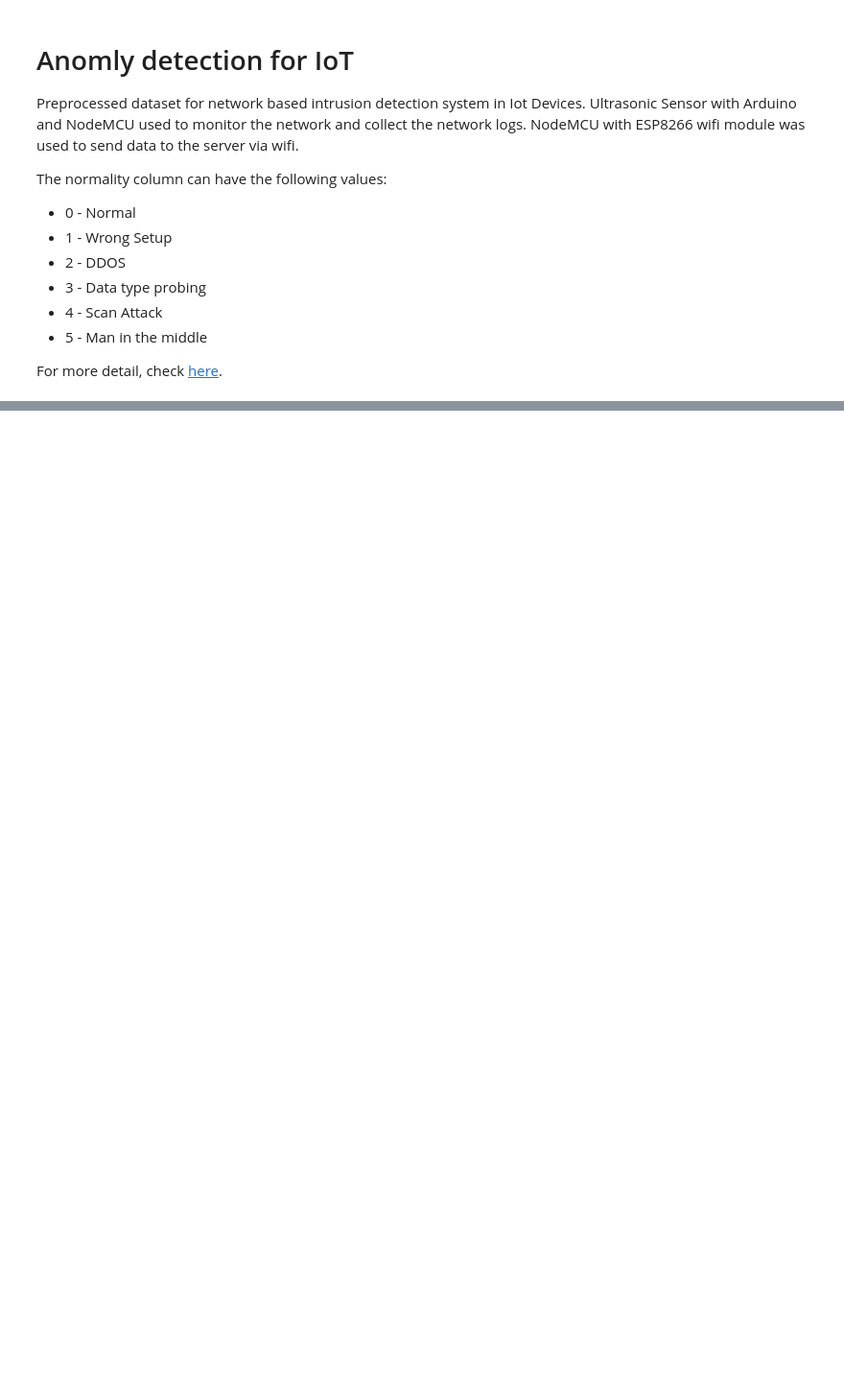
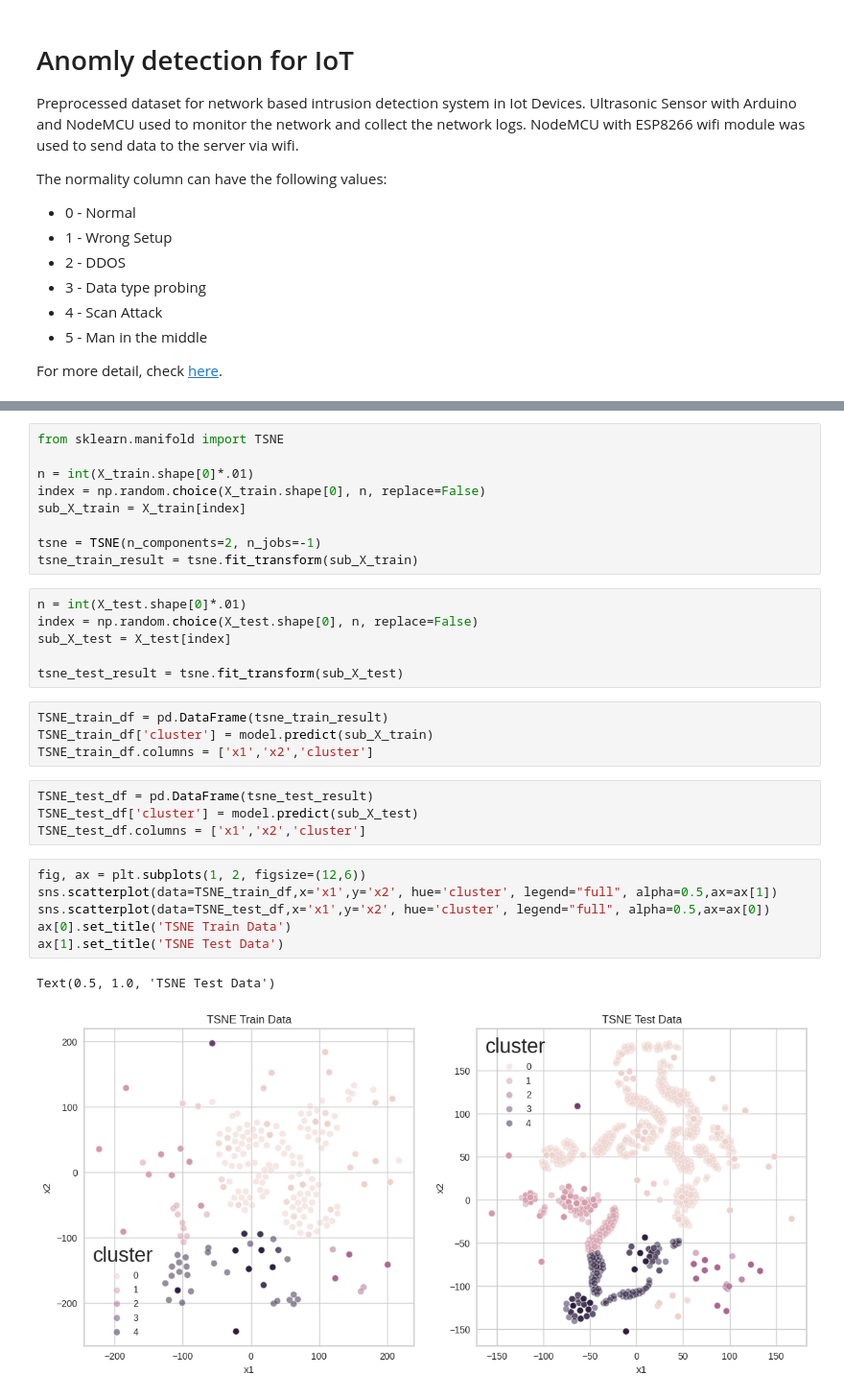
Before and after one commit to detiuaveiro/aas-anomaly-detection-iot-mariolpantunes, a Jupyter notebook: anomaly.ipynb, the cells around one changed output, grey strips where cells are left out. Shown at 96% size. Cells and saved outputs as stored; diff of their text form; blank space fills up the shorter version.

```diff
--- a/anomaly.ipynb
+++ b/anomaly.ipynb
@@ -53,0 +143,32 @@ shape: (9, 15)
+# %%
+from sklearn.manifold import TSNE
+
+n = int(X_train.shape[0]*.01)
+index = np.random.choice(X_train.shape[0], n, replace=False)
+sub_X_train = X_train[index]
+
+tsne = TSNE(n_components=2, n_jobs=-1)
+tsne_train_result = tsne.fit_transform(sub_X_train)
+# %%
+n = int(X_test.shape[0]*.01)
+index = np.random.choice(X_test.shape[0], n, replace=False)
+sub_X_test = X_test[index]
+
+tsne_test_result = tsne.fit_transform(sub_X_test)
+# %%
+TSNE_train_df = pd.DataFrame(tsne_train_result)
+TSNE_train_df['cluster'] = model.predict(sub_X_train)
+TSNE_train_df.columns = ['x1','x2','cluster']
+# %%
+TSNE_test_df = pd.DataFrame(tsne_test_result)
+TSNE_test_df['cluster'] = model.predict(sub_X_test)
+TSNE_test_df.columns = ['x1','x2','cluster']
+# %%
+fig, ax = plt.subplots(1, 2, figsize=(12,6))
+sns.scatterplot(data=TSNE_train_df,x='x1',y='x2', hue='cluster', legend="full", alpha=0.5,ax=ax[1])
+sns.scatterplot(data=TSNE_test_df,x='x1',y='x2', hue='cluster', legend="full", alpha=0.5,ax=ax[0])
+ax[0].set_title('TSNE Train Data')
+ax[1].set_title('TSNE Test Data')
+# %% [output]
+Text(0.5, 1.0, 'TSNE Test Data')
+[figure, added]
```
Also changed, not shown: parts of 18 cells of this notebook, 1 other file.
